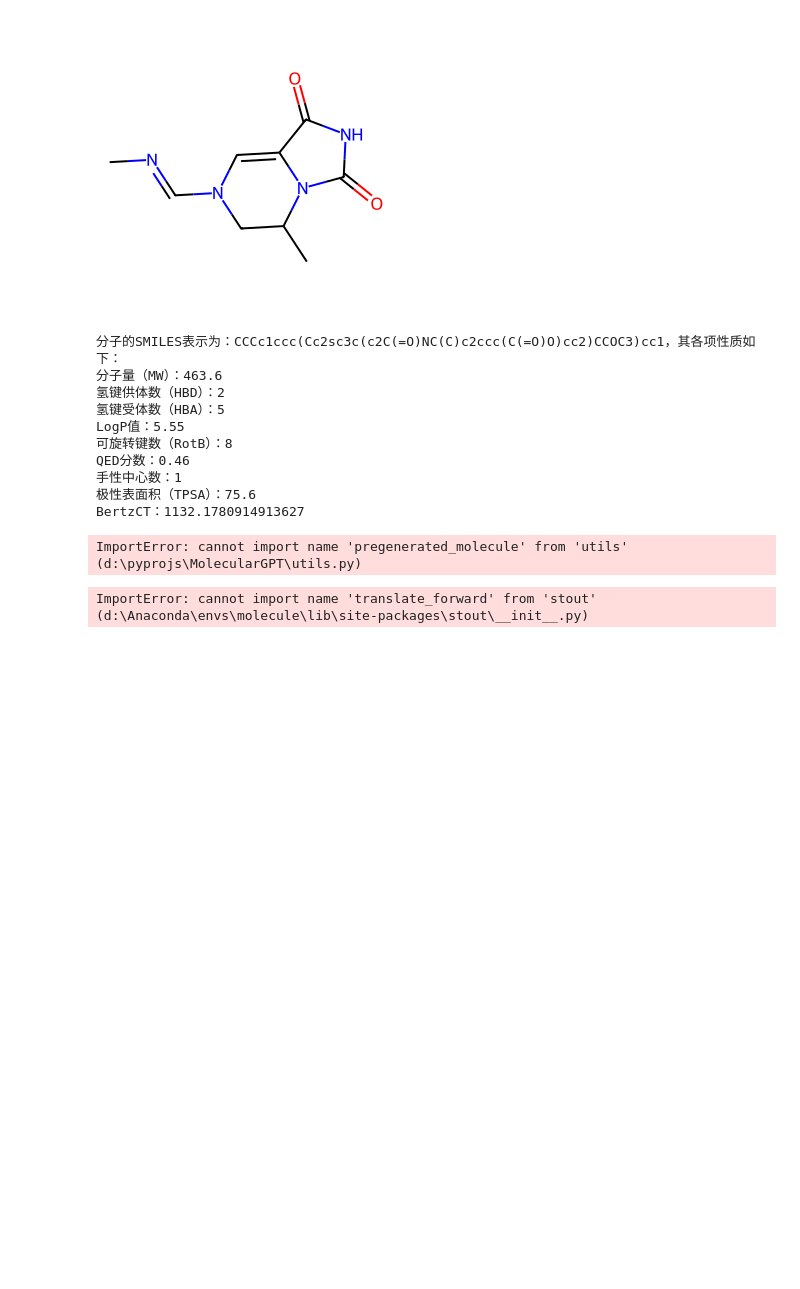
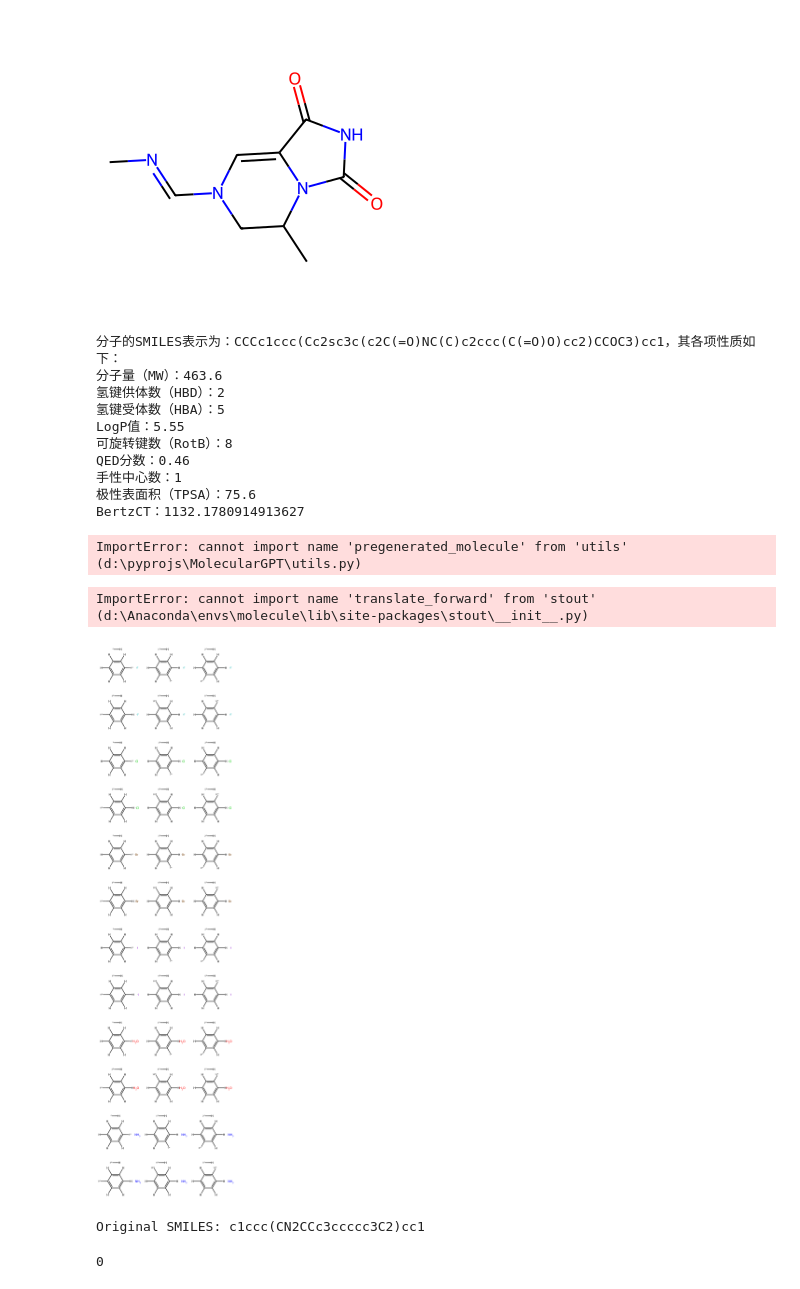
Before and after one commit to Akito-UzukiP/MolecularGPT, a Jupyter notebook: test.ipynb, the cells around one changed output. Drawn from its saved outputs; the diff is of its cells as text; code cells hidden in the pictures; blank space fills up the shorter version.

```diff
--- a/test.ipynb
+++ b/test.ipynb
@@ -298,3 +308,55 @@ SMILES = translate_reverse(IUPAC_name)
 print("SMILES of "+IUPAC_name+" is: "+SMILES)
 # %% [output]
 ImportError: cannot import name 'translate_forward' from 'stout' (d:\Anaconda\envs\molecule\lib\site-packages\stout\__init__.py)
+# %%
+from rdkit import Chem
+from rdkit.Chem import Draw
+from rdkit.Chem import rdchem
+
+# 定义取代基
+replacements = ['[F]', '[Cl]', '[Br]', '[I]', 'O', 'N']
+
+# 定义分子骨架
+mol = Chem.MolFromSmiles('c1ccccc1')
+mol = Chem.AddHs(mol)
+# 定义要替换的原子类型（假设我们要替换C-H键）
+target_atom = 'H'
+
+# 对于每一个取代基生成一个新的分子
+new_mols = []
+
+for replacement in replacements:
+    # 对每一个C-H键进行操作
+    for bond in mol.GetBonds():
+        # 找到C-H键
+        if bond.GetBeginAtom().GetSymbol() == target_atom or bond.GetEndAtom().GetSymbol() == target_atom:
+            # 得到断开C-H键后的分子
+            fragment = Chem.FragmentOnBonds(mol, [bond.GetIdx()])
+            # 生成取代基
+            replace = Chem.MolFromSmiles(replacement)
+            # 重建新的分子
+            new_mol = Chem.CombineMols(fragment, replace)
+            new_mols.append(new_mol)
+
+# 画出新的分子
+Draw.MolsToGridImage(new_mols)
+# %% [output]
+[figure, added]
+# %%
+from rdkit import Chem
+
+# 从 SMILES 创建一个分
+
+smiles = Chem.MolToSmiles(Chem.MolFromSmiles('C1=CC=C(CN2CCC3=CC=CC=C3C2)C=C1'))
+
+print('Original SMILES:', smiles)
+# %% [output]
+Original SMILES: c1ccc(CN2CCc3ccccc3C2)cc1
+# %%
+#命令行运行
+#obabel -:"O=C(O)OP(=O)(O)O" -O ligand.pdb
+import os
+import openbabel
+SMILES = "c1ccc(NC2(c3ccccc3)CC2)cc1"
+# %% [output]
+0
```
Also changed, not shown: parts of 3 cells of this notebook, 10 other files.
